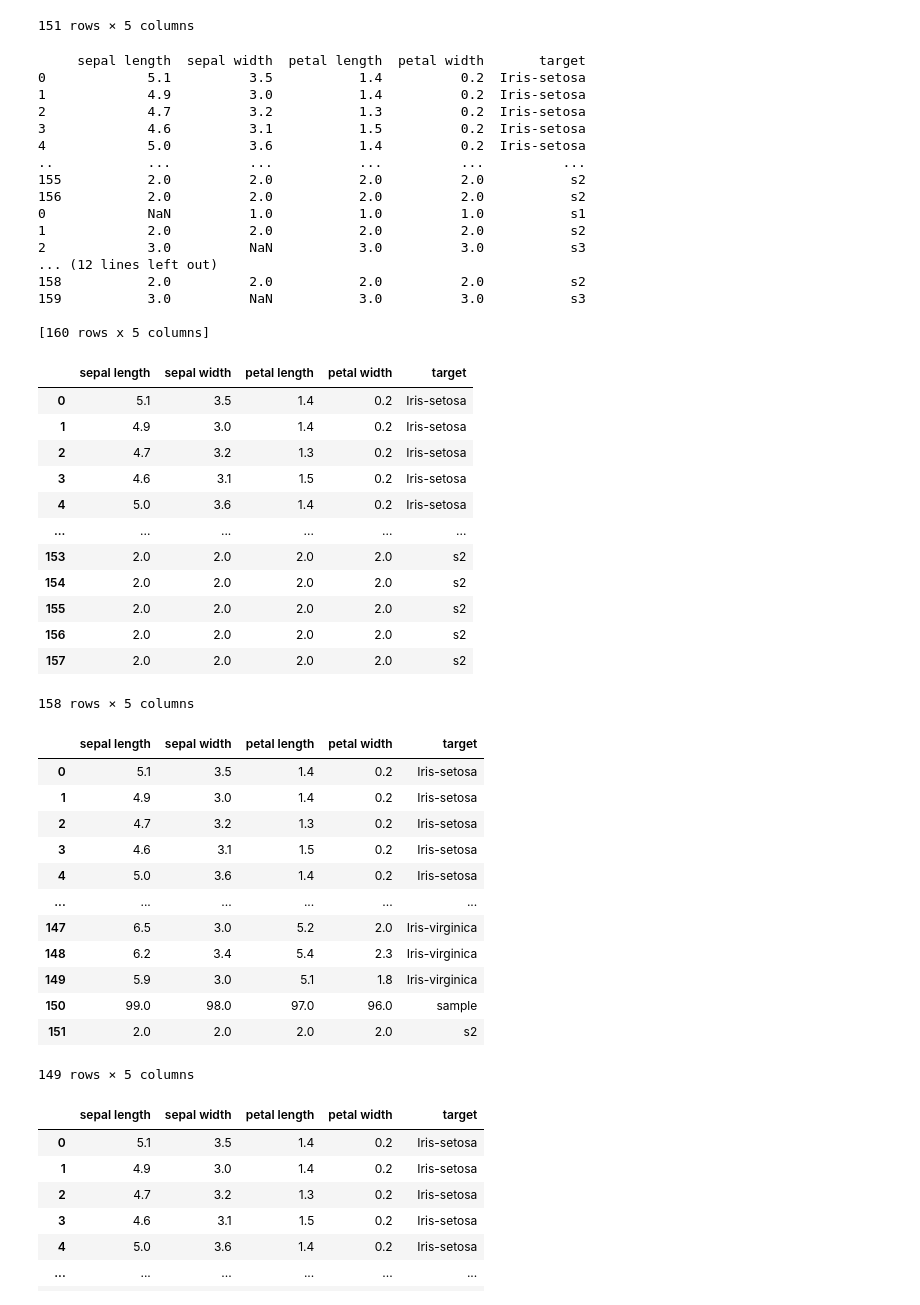
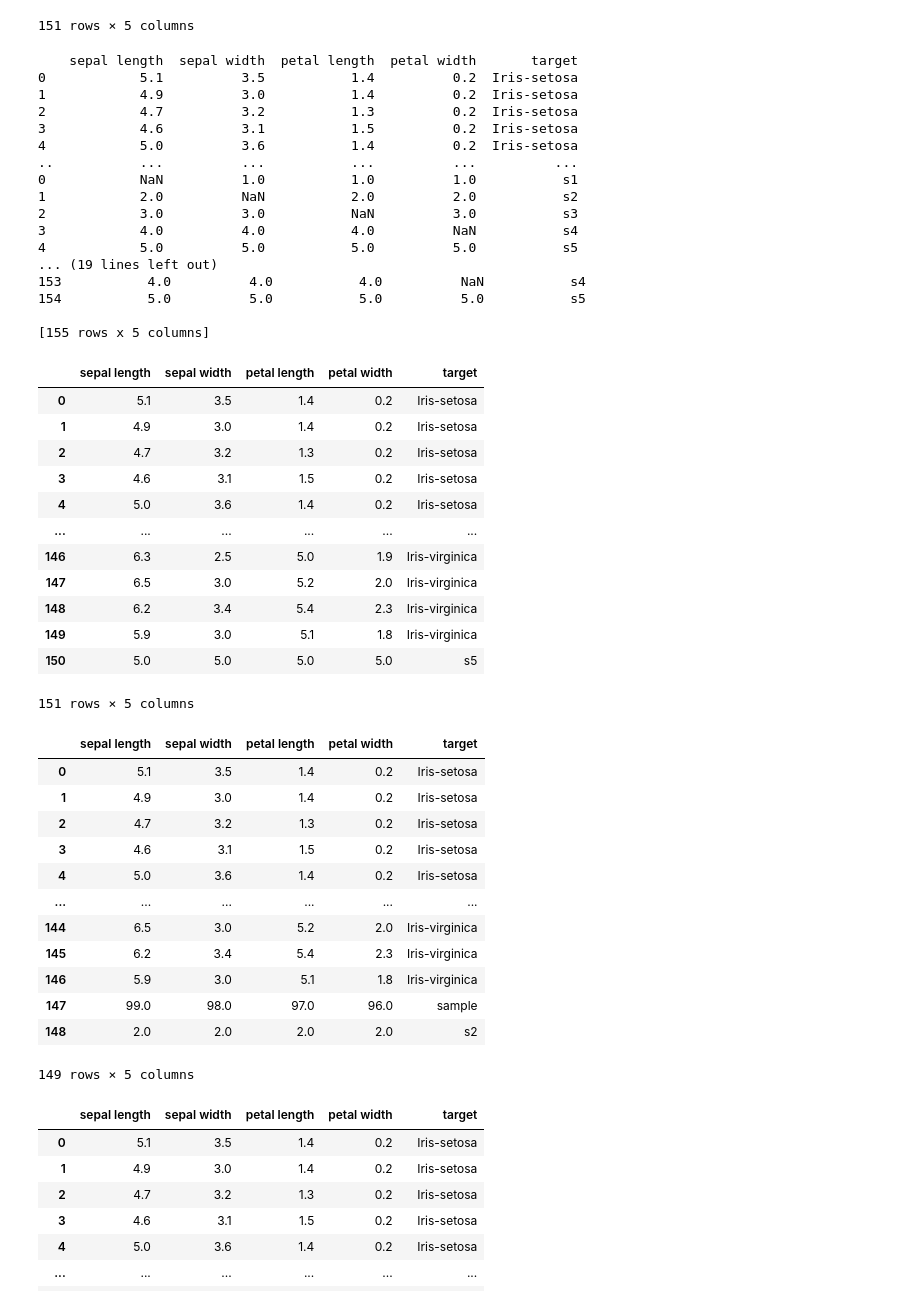
Before and after one commit to blackbutterfly0852/ADP_PRACTICE, a Jupyter notebook: 221026_데이터핸들링.ipynb, the cells around one changed output. Saved outputs shown, nothing was run; the diff lists cells and outputs as text; code cells hidden in the pictures.

```diff
--- a/221026_데이터핸들링.ipynb
+++ b/221026_데이터핸들링.ipynb
@@ -260,53 +260,60 @@ data
 # %%
 # 결측치가 있는 행 모두 삭제
 import numpy as np
+data = pd.read_csv('data/iris.csv')
 temp = pd.DataFrame([[np.nan,1,1,1,'s1'],
-                     [2,2,2,2,'s2'],
-                     [3,np.nan,3,3,'s3']], columns = data.columns)
+                     [2,np.nan,2,2,'s2'],
+                     [3,3,np.nan,3,'s3'],
+                     [4,4,4,np.nan,'s4'],
+                     [5,5,5,5,'s5']], columns = data.columns)
 
 data = data.append(temp)
 print(data)
 data.reset_index(drop = True, inplace = True)
+print('============결측치 행만 추출 시작')
+print(data[(data['sepal length'].isnull() | data['sepal width'].isnull() | data['petal length'].isnull() | data['petal width'].isnull())])
+print('============결측치 행만 추출 끝')
 print(data)
 data.dropna(inplace = True)
 data.reset_index(drop = True, inplace = True)
 data
 # %% [output]
-     sepal length  sepal width  petal length  petal width       target
-0             5.1          3.5           1.4          0.2  Iris-setosa
-1             4.9          3.0           1.4          0.2  Iris-setosa
-2             4.7          3.2           1.3          0.2  Iris-setosa
-3             4.6          3.1           1.5          0.2  Iris-setosa
-4             5.0          3.6           1.4          0.2  Iris-setosa
-..            ...          ...           ...          ...          ...
-155           2.0          2.0           2.0          2.0           s2
-156           2.0          2.0           2.0          2.0           s2
-0             NaN          1.0           1.0          1.0           s1
-1             2.0          2.0           2.0          2.0           s2
-2             3.0          NaN           3.0          3.0           s3
-... (12 lines left out)
-158           2.0          2.0           2.0          2.0           s2
-159           3.0          NaN           3.0          3.0           s3
+    sepal length  sepal width  petal length  petal width       target
+0            5.1          3.5           1.4          0.2  Iris-setosa
+1            4.9          3.0           1.4          0.2  Iris-setosa
+2            4.7          3.2           1.3          0.2  Iris-setosa
+3            4.6          3.1           1.5          0.2  Iris-setosa
+4            5.0          3.6           1.4          0.2  Iris-setosa
+..           ...          ...           ...          ...          ...
+0            NaN          1.0           1.0          1.0           s1
+1            2.0          NaN           2.0          2.0           s2
+2            3.0          3.0           NaN          3.0           s3
+3            4.0          4.0           4.0          NaN           s4
+4            5.0          5.0           5.0          5.0           s5
+... (19 lines left out)
+153           4.0          4.0           4.0          NaN           s4
+154           5.0          5.0           5.0          5.0           s5
 
-[160 rows x 5 columns]
+[155 rows x 5 columns]
 |  | sepal length | sepal width | petal length | petal width | target |
 | 0 | 5.1 | 3.5 | 1.4 | 0.2 | Iris-setosa |
 | 1 | 4.9 | 3.0 | 1.4 | 0.2 | Iris-setosa |
 | 2 | 4.7 | 3.2 | 1.3 | 0.2 | Iris-setosa |
 | 3 | 4.6 | 3.1 | 1.5 | 0.2 | Iris-setosa |
 | 4 | 5.0 | 3.6 | 1.4 | 0.2 | Iris-setosa |
 | ... | ... | ... | ... | ... | ... |
-| 153 | 2.0 | 2.0 | 2.0 | 2.0 | s2 |
-| 154 | 2.0 | 2.0 | 2.0 | 2.0 | s2 |
-| 155 | 2.0 | 2.0 | 2.0 | 2.0 | s2 |
-| 156 | 2.0 | 2.0 | 2.0 | 2.0 | s2 |
-| 157 | 2.0 | 2.0 | 2.0 | 2.0 | s2 |
+| 146 | 6.3 | 2.5 | 5.0 | 1.9 | Iris-virginica |
+| 147 | 6.5 | 3.0 | 5.2 | 2.0 | Iris-virginica |
+| 148 | 6.2 | 3.4 | 5.4 | 2.3 | Iris-virginica |
+| 149 | 5.9 | 3.0 | 5.1 | 1.8 | Iris-virginica |
+| 150 | 5.0 | 5.0 | 5.0 | 5.0 | s5 |
-158 rows × 5 columns
+151 rows × 5 columns
 # %%
 # 중복 행 제거
 data[data.duplicated()==True]
 data.drop_duplicates(inplace = True)
-data.re
+data.reset_index(drop = True, inplace = True)
+data
 # %% [output]
 |  | sepal length | sepal width | petal length | petal width | target |
 | 0 | 5.1 | 3.5 | 1.4 | 0.2 | Iris-setosa |
@@ -315,11 +322,11 @@ data.re
 | 3 | 4.6 | 3.1 | 1.5 | 0.2 | Iris-setosa |
 | 4 | 5.0 | 3.6 | 1.4 | 0.2 | Iris-setosa |
 | ... | ... | ... | ... | ... | ... |
-| 147 | 6.5 | 3.0 | 5.2 | 2.0 | Iris-virginica |
-| 148 | 6.2 | 3.4 | 5.4 | 2.3 | Iris-virginica |
-| 149 | 5.9 | 3.0 | 5.1 | 1.8 | Iris-virginica |
-| 150 | 99.0 | 98.0 | 97.0 | 96.0 | sample |
-| 151 | 2.0 | 2.0 | 2.0 | 2.0 | s2 |
+| 144 | 6.5 | 3.0 | 5.2 | 2.0 | Iris-virginica |
+| 145 | 6.2 | 3.4 | 5.4 | 2.3 | Iris-virginica |
+| 146 | 5.9 | 3.0 | 5.1 | 1.8 | Iris-virginica |
+| 147 | 99.0 | 98.0 | 97.0 | 96.0 | sample |
+| 148 | 2.0 | 2.0 | 2.0 | 2.0 | s2 |
 149 rows × 5 columns
 # %%
 # 11. 데이터 프레임 열(컬럼) 추가 / 삭제
```
